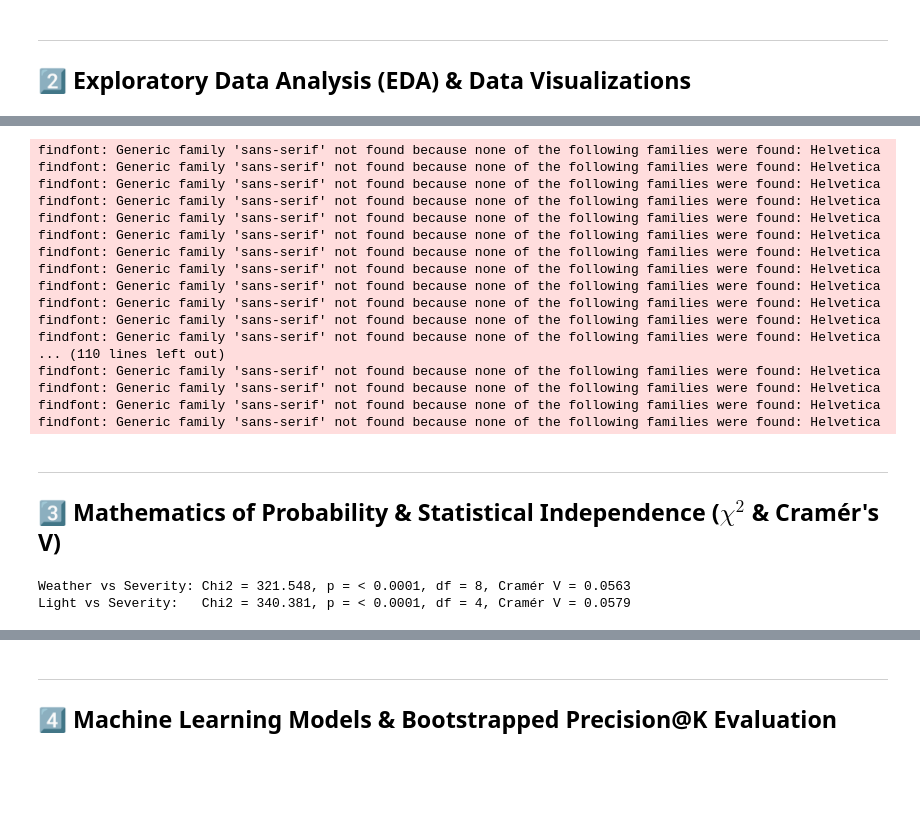
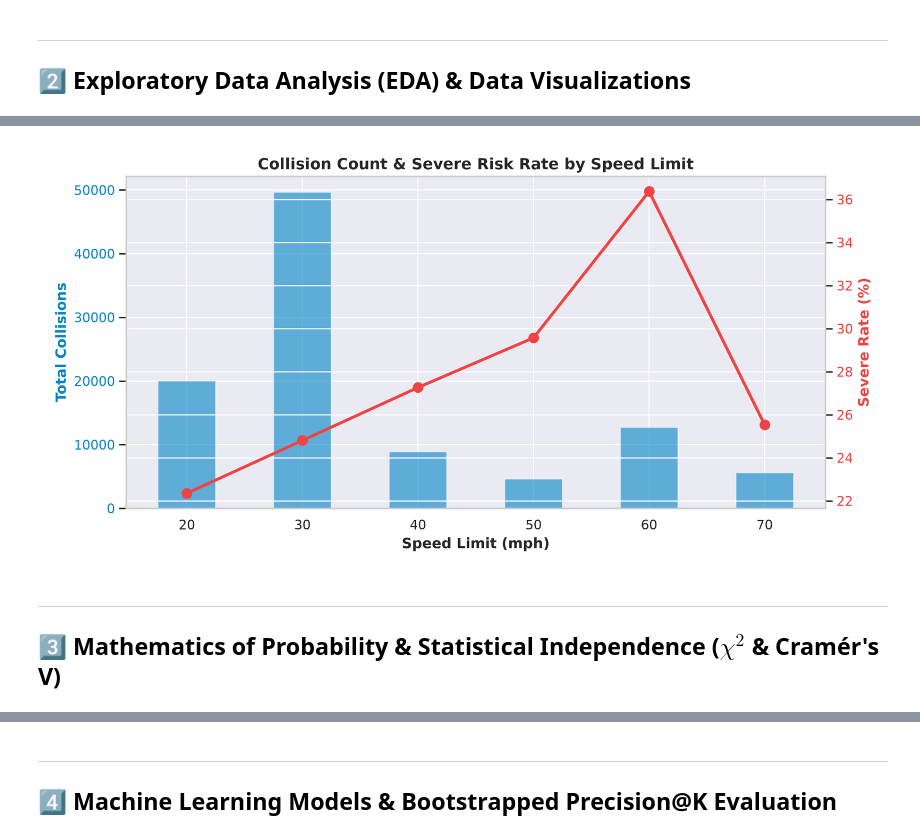
Before and after one commit to kuncheabhishek015/ACCIDENT-SEVERITY-FLAGGER-FOR-UK-ROAD-SAFETY-OFFICERS, a Jupyter notebook: Accident_Severity_Flagger_Notebook.ipynb, the cells around one changed output, grey strips where cells are left out. Drawn from its saved outputs; the diff is of its cells as text; code cells hidden in the pictures; blank space fills up the shorter version.

```diff
--- a/Accident_Severity_Flagger_Notebook.ipynb
+++ b/Accident_Severity_Flagger_Notebook.ipynb
@@ -105,37 +109,13 @@ findfont: Generic family 'sans-serif' not found because none of the following fa
 # %%
 # 3. Speed Limit Collision & Severe Risk Rate Distribution
-viz.plot_speed_limit_risk_distribution()
-plt.show()
+speed_chart_path = viz.plot_speed_limit_risk_distribution()
+try:
+    from IPython.display import Image, display
+    display(Image(filename=speed_chart_path))
+except ImportError:
+    print(f"Chart saved to: {speed_chart_path}")
 # %% [output]
-findfont: Generic family 'sans-serif' not found because none of the following families were found: Helvetica
-findfont: Generic family 'sans-serif' not found because none of the following families were found: Helvetica
-findfont: Generic family 'sans-serif' not found because none of the following families were found: Helvetica
-findfont: Generic family 'sans-serif' not found because none of the following families were found: Helvetica
-findfont: Generic family 'sans-serif' not found because none of the following families were found: Helvetica
-findfont: Generic family 'sans-serif' not found because none of the following families were found: Helvetica
-findfont: Generic family 'sans-serif' not found because none of the following families were found: Helvetica
-findfont: Generic family 'sans-serif' not found because none of the following families were found: Helvetica
-findfont: Generic family 'sans-serif' not found because none of the following families were found: Helvetica
-findfont: Generic family 'sans-serif' not found because none of the following families were found: Helvetica
-findfont: Generic family 'sans-serif' not found because none of the following families were found: Helvetica
-findfont: Generic family 'sans-serif' not found because none of the following families were found: Helvetica
-... (110 lines left out)
-findfont: Generic family 'sans-serif' not found because none of the following families were found: Helvetica
-findfont: Generic family 'sans-serif' not found because none of the following families were found: Helvetica
-findfont: Generic family 'sans-serif' not found because none of the following families were found: Helvetica
-findfont: Generic family 'sans-serif' not found because none of the following families were found: Helvetica
+[figure, added]
 # %% [markdown]
 ---
 ## 3️⃣ Mathematics of Probability & Statistical Independence ($\chi^2$ & Cramér's V)
-# %%
-from src.statistical_analysis import run_full_statistical_analysis
-
-stats_report = run_full_statistical_analysis(clean_df)
-w_test = stats_report["tests"]["weather_conditions"]
-l_test = stats_report["tests"]["light_conditions"]
-
-print(f"Weather vs Severity: Chi2 = {w_test['chi2_statistic']}, p = {w_test['p_value_formatted']}, df = {w_test['degrees_of_freedom']}, Cramér V = {w_test['cramers_v']}")
-print(f"Light vs Severity:   Chi2 = {l_test['chi2_statistic']}, p = {l_test['p_value_formatted']}, df = {l_test['degrees_of_freedom']}, Cramér V = {l_test['cramers_v']}")
-# %% [output]
-Weather vs Severity: Chi2 = 321.548, p = < 0.0001, df = 8, Cramér V = 0.0563
-Light vs Severity:   Chi2 = 340.381, p = < 0.0001, df = 4, Cramér V = 0.0579
```
Also changed, not shown: parts of 10 cells of this notebook.
